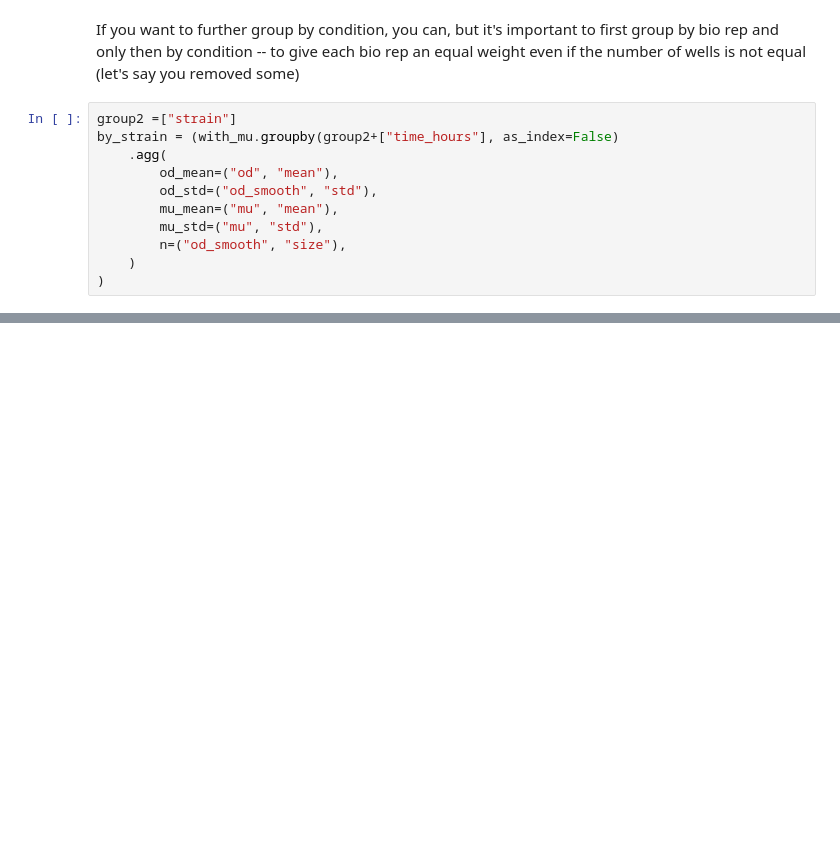
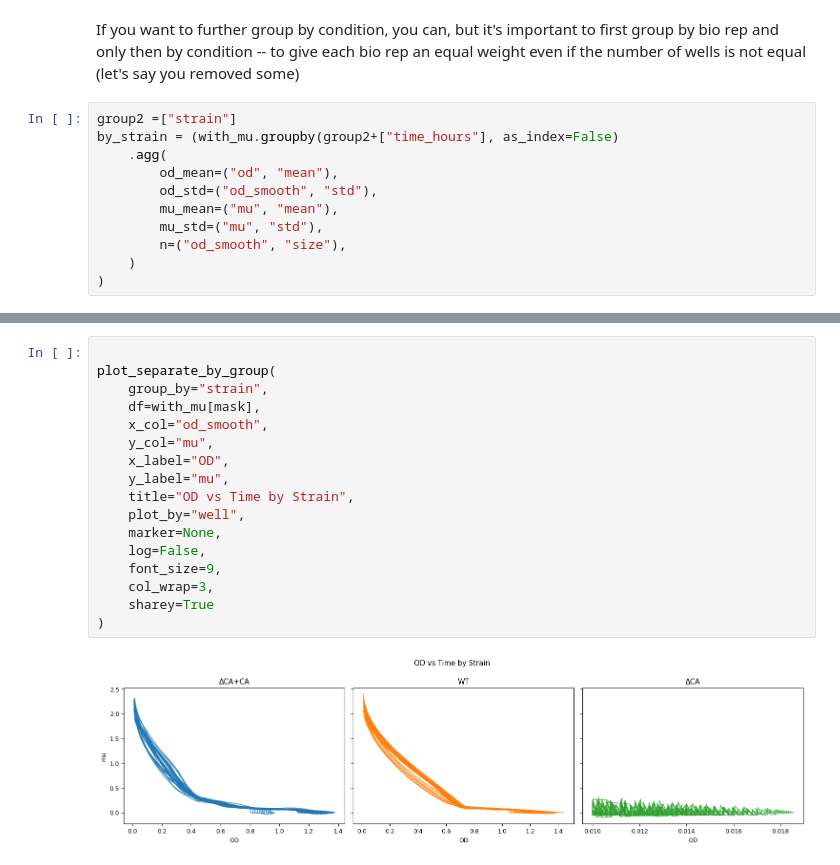
Before and after one commit to Eden-Elkayam/wellflow, a Jupyter notebook: examples/plot.ipynb, the cells around one changed output, grey strips where cells are left out. Cells and saved outputs as stored; diff of their text form; blank space fills up the shorter version.

```diff
--- a/examples/plot.ipynb
+++ b/examples/plot.ipynb
@@ -161,0 +104,19 @@ plot_grouped(group_by="strain",
+# %%
+
+plot_separate_by_group(
+    group_by="strain",
+    df=with_mu[mask],
+    x_col="od_smooth",
+    y_col="mu",
+    x_label="OD",
+    y_label="mu",
+    title="OD vs Time by Strain",
+    plot_by="well",
+    marker=None,
+    log=False,
+    font_size=9,
+    col_wrap=3,
+    sharey=True
+)
+# %% [output]
+[figure, added]
```
Also changed, not shown: parts of 17 cells of this notebook, 1 other file.
